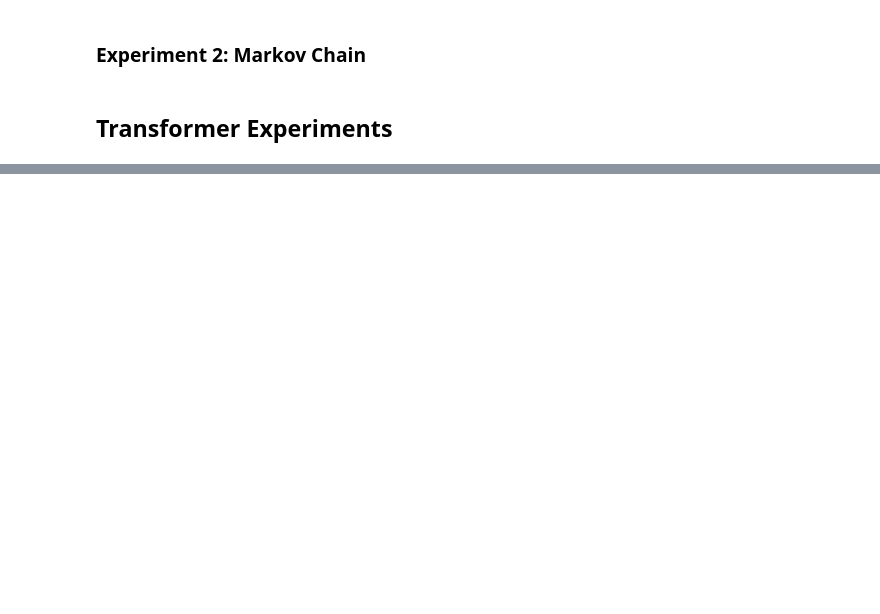
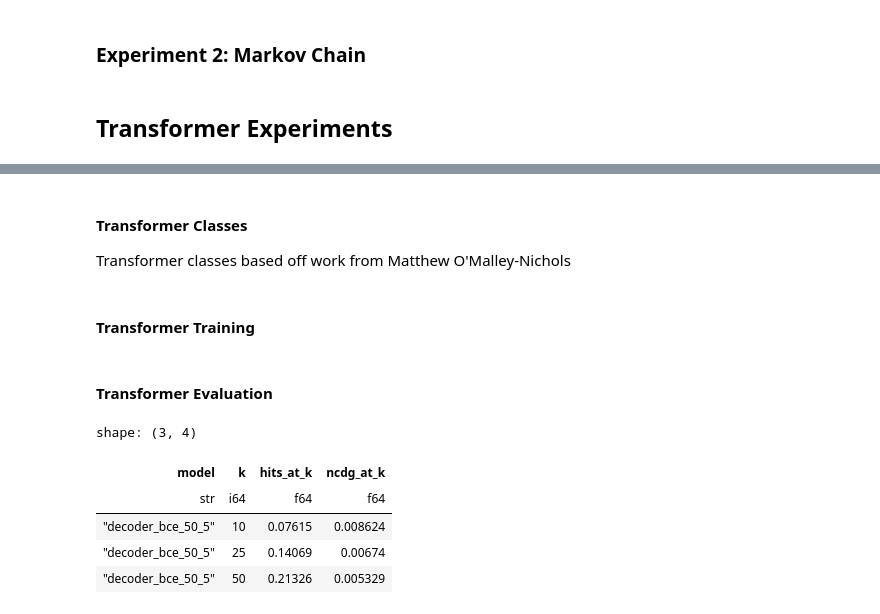
Before and after one commit to onichmath/Steam-Sequential-Recommender, a Jupyter notebook: Experiments.ipynb, the cells around one changed output, grey strips where cells are left out. Saved outputs shown, nothing was run; the diff lists cells and outputs as text; code cells hidden in the pictures; blank space fills up the shorter version.

Commit message:
Decoder

```diff
--- a/Experiments.ipynb
+++ b/Experiments.ipynb
@@ -339,0 +393,3 @@ def get_transformer_datasets():
+# %% [markdown]
+#### Transformer Classes
+Transformer classes based off work from Matthew O'Malley-Nichols
@@ -339,0 +659,2 @@ def get_transformer_datasets():
+# %% [markdown]
+#### Transformer Training
@@ -339,0 +706,51 @@ def get_transformer_datasets():
+# %% [markdown]
+#### Transformer Evaluation
+# %%
+def transformer_eval(model_str="decoder_bce_50_5", k_vals=k_vals, batch_size=batch_size, num_items=num_items):
+    train_dataset, test_dataset = get_transformer_datasets()
+    del train_dataset
+    test_loader = DataLoader(test_dataset, batch_size=batch_size, shuffle=False, collate_fn=padding_collate)
+
+    state_dict_path = f"./models/{model_str}.pth"
+    model = Decoder(dropout=dropout)
+    model.load_state_dict(torch.load(state_dict_path))
+    model = model.to(device)
+
+    model.eval()
+    results = {}
+
+    hits_at_k = [0.0 for k in k_vals]
+    ncdg_at_k = [0.0 for k in k_vals]
+
+    num_batches = 0
+    for batch, (X, Y, last_items_idx) in enumerate(test_loader):
+        num_batches += 1
+        X = X.to(device)
+        Y = Y.to(device)
+        last_items_idx = last_items_idx.to(device)
+        logits, _, _ = model(X)
+
+        for i, k in enumerate(k_vals):
+            hit, ncdg = model.get_batch_metrics_at_k(logits, Y, last_items_idx, k)
+            hits_at_k[i] += hit
+            ncdg_at_k[i] += ncdg
+
+    ncdg_at_k = np.array(ncdg_at_k) / num_batches
+    hits_at_k = np.array(hits_at_k) / num_batches
+
+    return pl.DataFrame(
+        {
+            "model": [f"{model_str}"] * len(k_vals),
+            "k": k_vals,
+            "hits_at_k": hits_at_k,
+            "ncdg_at_k": ncdg_at_k
+        }
+    )
+transformer_eval()
+# %% [output]
+shape: (3, 4)
+| model | k | hits_at_k | ncdg_at_k |
+| str | i64 | f64 | f64 |
+| "decoder_bce_50_5" | 10 | 0.07615 | 0.008624 |
+| "decoder_bce_50_5" | 25 | 0.14069 | 0.00674 |
+| "decoder_bce_50_5" | 50 | 0.21326 | 0.005329 |
```
Also changed, not shown: parts of 14 cells of this notebook, 8 other files.
